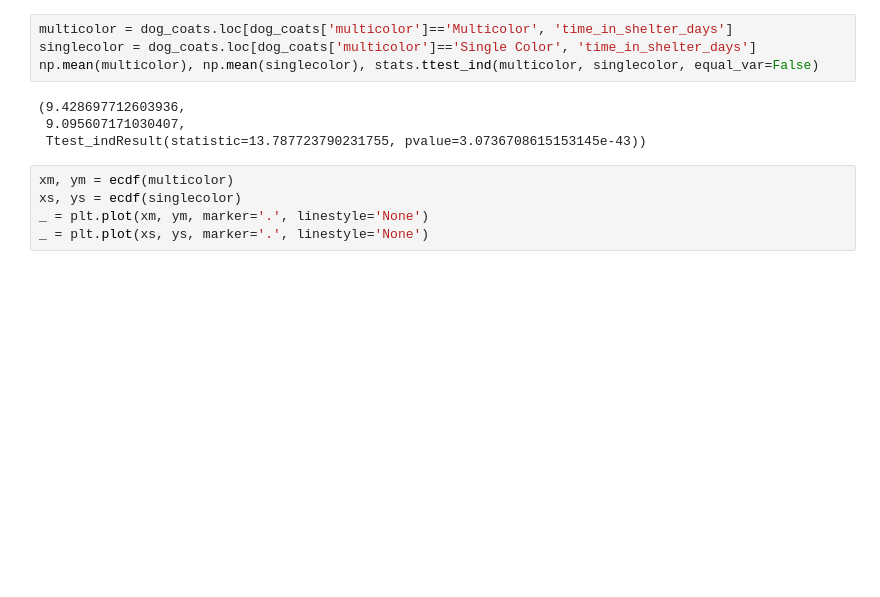
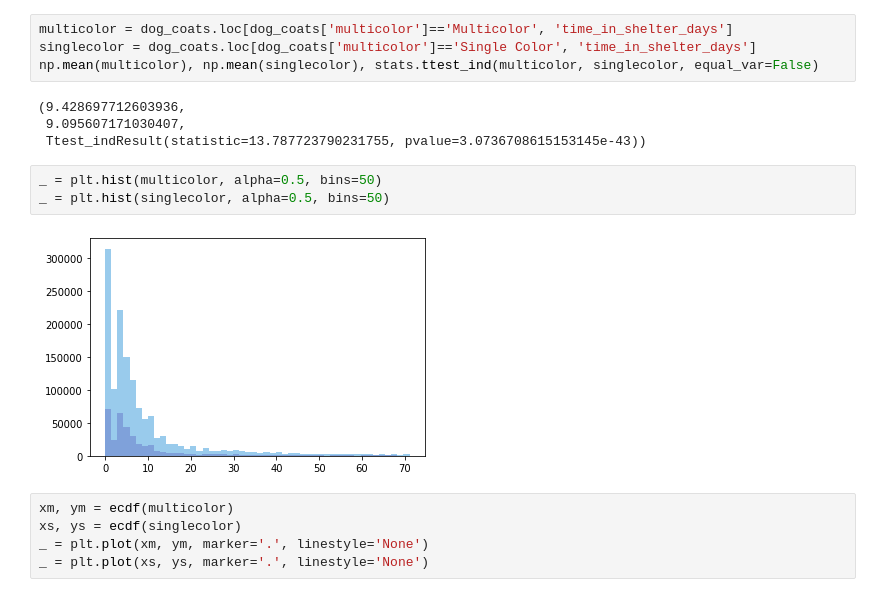
Before and after one commit to krritz/Animal-Shelter-Exploratory-Analysis, a Jupyter notebook: Animal Shelter Analysis.ipynb, the cells around one changed output. Saved outputs shown, nothing was run; the diff lists cells and outputs as text; blank space fills up the shorter version.

Commit message:
added a histogram

```diff
--- a/Animal Shelter Analysis.ipynb
+++ b/Animal Shelter Analysis.ipynb
@@ -736,6 +736,11 @@ np.mean(multicolor), np.mean(singlecolor), stats.ttest_ind(multicolor, singlecol
 (9.428697712603936,
  9.095607171030407,
  Ttest_indResult(statistic=13.787723790231755, pvalue=3.0736708615153145e-43))
+# %%
+_ = plt.hist(multicolor, alpha=0.5, bins=50)
+_ = plt.hist(singlecolor, alpha=0.5, bins=50)
+# %% [output]
+[figure, added]
 # %%
 xm, ym = ecdf(multicolor)
 xs, ys = ecdf(singlecolor)
```
